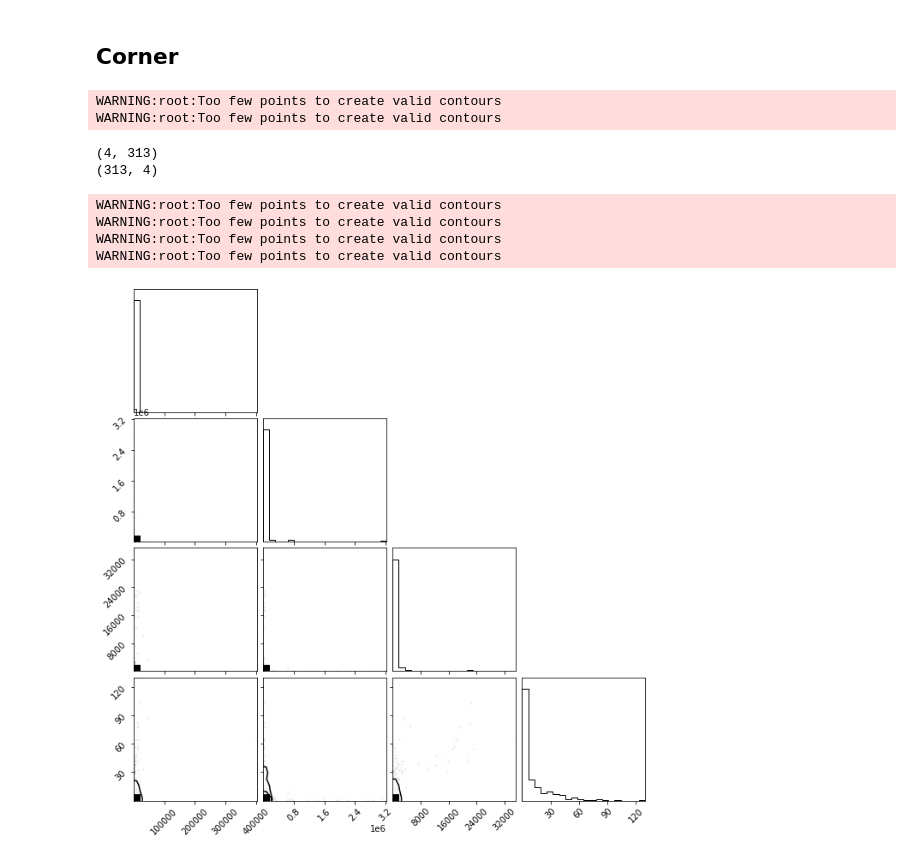
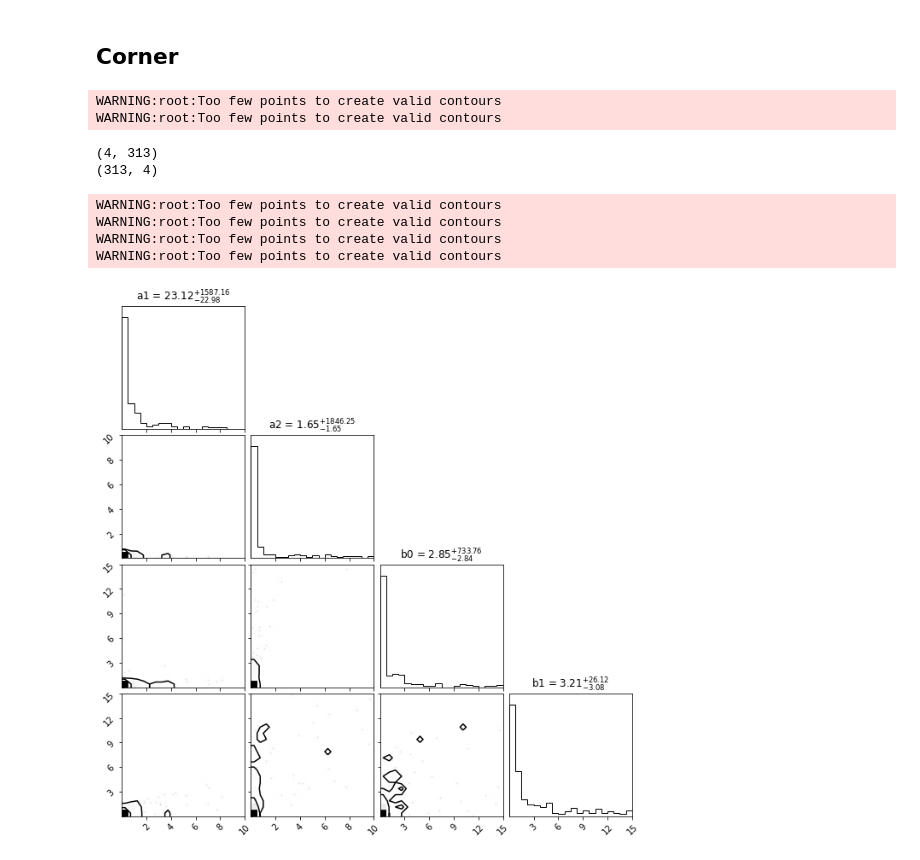
Before and after one commit to TrickyArmyMan/astro-research, a Jupyter notebook: JupyterLab/agn_figures.ipynb, the cells around one changed output. Drawn from its saved outputs; the diff is of its cells as text; code cells hidden in the pictures.

```diff
--- a/JupyterLab/agn_figures.ipynb
+++ b/JupyterLab/agn_figures.ipynb
@@ -667,16 +680,17 @@ plt.savefig('xi_vs_omega_0.png')
 # %%
 data = np.vstack([dho_fit_data['a1'].to_numpy(), dho_fit_data['a2'].to_numpy(), dho_fit_data['b0'].to_numpy(), dho_fit_data['b1'].to_numpy()])
 print(data.shape)
 print(data.T.shape)
 #corner.corner(data)
-corner.corner(data.T)
+corner.corner(data.T, titles=['a1', 'a2', 'b0', 'b1'], show_titles=True, range=[(0,10),(0,10),(0,15),(0,15)])
+plt.savefig('dho_param_corner.png')
 # %% [output]
 WARNING:root:Too few points to create valid contours
 WARNING:root:Too few points to create valid contours
 (4, 313)
 (313, 4)
 WARNING:root:Too few points to create valid contours
 WARNING:root:Too few points to create valid contours
 WARNING:root:Too few points to create valid contours
 WARNING:root:Too few points to create valid contours
-[figure, old version]
+[figure, new version]
```
Also changed, not shown: parts of 2 cells of this notebook, 3 other files.
